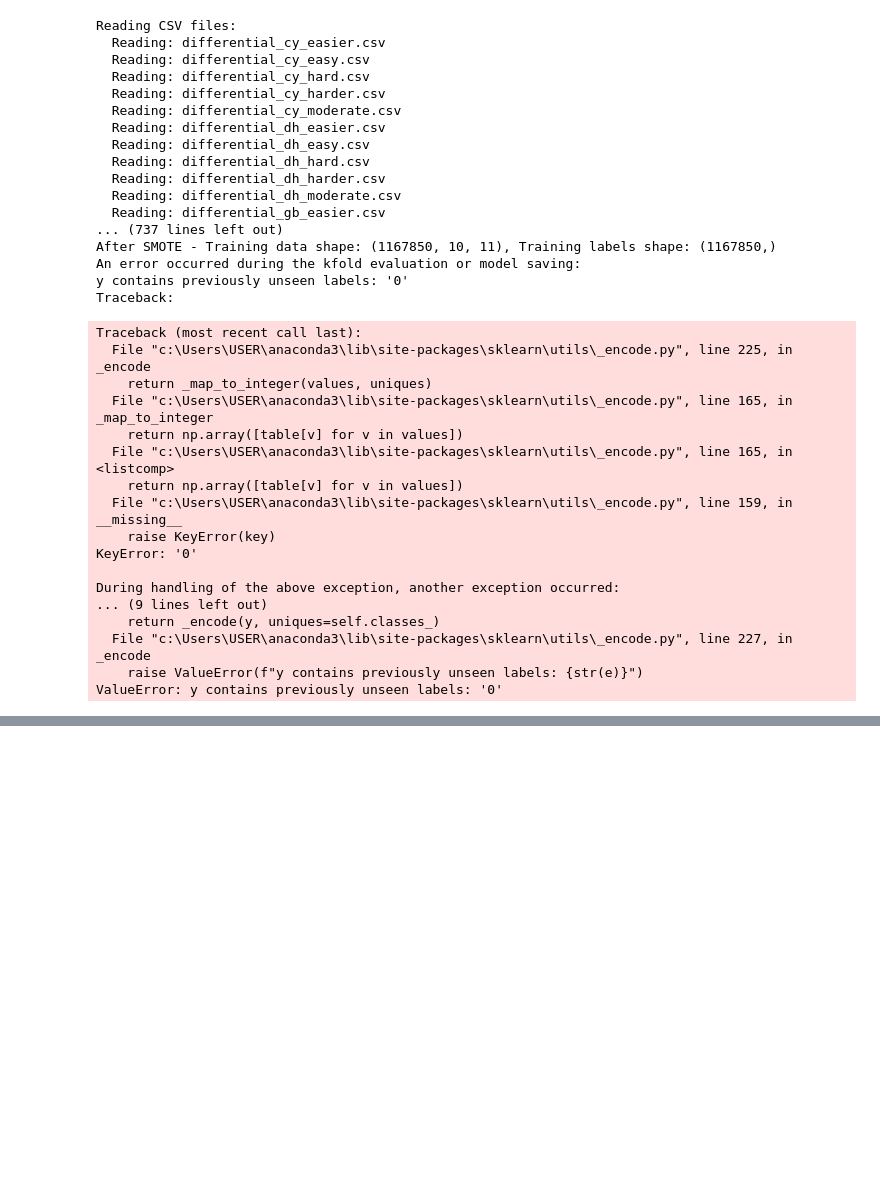
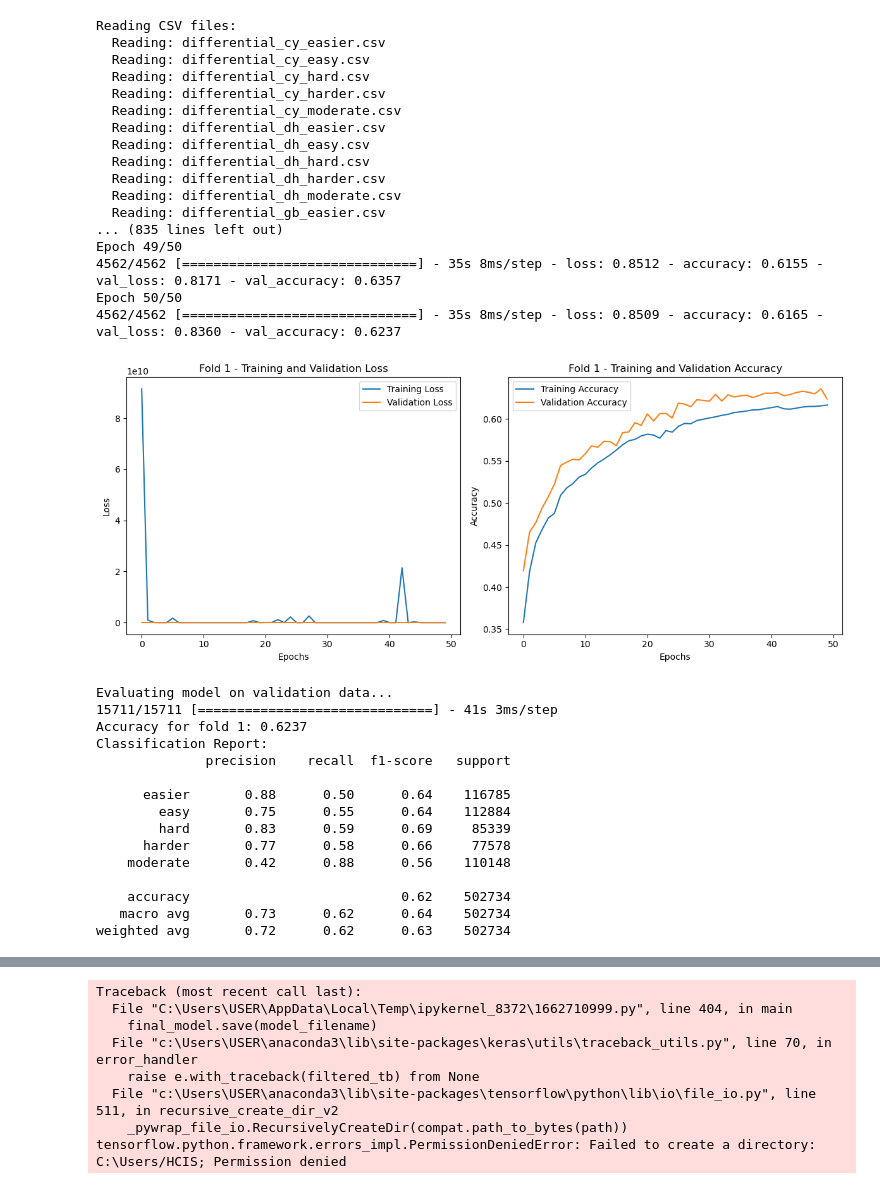
Before and after one commit to ipcarepi/ML-Models, a Jupyter notebook: LSTM execution.ipynb, the cells around one changed output, grey strips where cells are left out. Saved outputs shown, nothing was run; the diff lists cells and outputs as text; code cells hidden in the pictures; blank space fills up the shorter version.

```diff
--- a/LSTM execution.ipynb
+++ b/LSTM execution.ipynb
@@ -71,7 +71,7 @@ def process_data(df, baseline_duration):
         print("Error: 'UNIX Time' column not found or all values are null")
         return pd.DataFrame()
 
-    game_start_time = df['UNIX Time'].min() + 10
+    game_start_time = df['UNIX Time'].min() + 20
 
     unix_time = df['UNIX Time']
     df_numeric = df.select_dtypes(include=[np.number]).drop(columns=['UNIX Time'])
@@ -262,8 +262,8 @@ def stratified_kfold_evaluation(X, y, n_classes, hyperparameters, label_encoder)
         print(f"After SMOTE - Training data shape: {X_train_resampled.shape}, Training labels shape: {y_train_resampled.shape}")
 
         # Encode labels (using the pre-fitted encoder)
-        y_train_cat = to_categorical(label_encoder.transform(y_train_resampled), num_classes=n_classes)
-        y_test_cat = to_categorical(label_encoder.transform(y_test), num_classes=n_classes)
+        y_train_cat = to_categorical(y_train_resampled, num_classes=n_classes)
+        y_test_cat = to_categorical(y_test, num_classes=n_classes)
 
         # EarlyStopping callback
         early_stopping = EarlyStopping(monitor='val_loss', patience=5, restore_best_weights=True)
@@ -406,52 +406,52 @@ def main():
         print(f"\nFinal model saved as {model_filename}")
 
         # Save the label encoder
+        import joblib
         le_filename = r"C:\Users\HCIS\Downloads\pilotdata\label_encoder_lowhigh0723.joblib"
         joblib.dump(le, le_filename)
         print(f"Label encoder saved as {le_filename}")
 
     except Exception as e:
         import traceback
         print(f"An error occurred during the kfold evaluation or model saving:")
         print(str(e))
         print("Traceback:")
         traceback.print_exc()
 
 
 if __name__ == "__main__":
     main()
 # %% [output]
 Reading CSV files:
   Reading: differential_cy_easier.csv
   Reading: differential_cy_easy.csv
   Reading: differential_cy_hard.csv
   Reading: differential_cy_harder.csv
   Reading: differential_cy_moderate.csv
   Reading: differential_dh_easier.csv
   Reading: differential_dh_easy.csv
   Reading: differential_dh_hard.csv
   Reading: differential_dh_harder.csv
   Reading: differential_dh_moderate.csv
   Reading: differential_gb_easier.csv
-... (737 lines left out)
-After SMOTE - Training data shape: (1167850, 10, 11), Training labels shape: (1167850,)
-An error occurred during the kfold evaluation or model saving:
-y contains previously unseen labels: '0'
-Traceback:
+... (835 lines left out)
+Epoch 49/50
+4562/4562 [==============================] - 35s 8ms/step - loss: 0.8512 - accuracy: 0.6155 - val_loss: 0.8171 - val_accuracy: 0.6357
+Epoch 50/50
+4562/4562 [==============================] - 35s 8ms/step - loss: 0.8509 - accuracy: 0.6165 - val_loss: 0.8360 - val_accuracy: 0.6237
+[figure, added]
-Traceback (most recent call last):
-  File "c:\Users\USER\anaconda3\lib\site-packages\sklearn\utils\_encode.py", line 225, in _encode
-    return _map_to_integer(values, uniques)
-  File "c:\Users\USER\anaconda3\lib\site-packages\sklearn\utils\_encode.py", line 165, in _map_to_integer
-    return np.array([table[v] for v in values])
-  File "c:\Users\USER\anaconda3\lib\site-packages\sklearn\utils\_encode.py", line 165, in <listcomp>
-    return np.array([table[v] for v in values])
-  File "c:\Users\USER\anaconda3\lib\site-packages\sklearn\utils\_encode.py", line 159, in __missing__
-    raise KeyError(key)
-KeyError: '0'
+Evaluating model on validation data...
+15711/15711 [==============================] - 41s 3ms/step
+Accuracy for fold 1: 0.6237
+Classification Report:
+              precision    recall  f1-score   support
 
-During handling of the above exception, another exception occurred:
-... (9 lines left out)
-    return _encode(y, uniques=self.classes_)
-  File "c:\Users\USER\anaconda3\lib\site-packages\sklearn\utils\_encode.py", line 227, in _encode
-    raise ValueError(f"y contains previously unseen labels: {str(e)}")
-ValueError: y contains previously unseen labels: '0'
+      easier       0.88      0.50      0.64    116785
+        easy       0.75      0.55      0.64    112884
+        hard       0.83      0.59      0.69     85339
+      harder       0.77      0.58      0.66     77578
+    moderate       0.42      0.88      0.56    110148
+
+    accuracy                           0.62    502734
+   macro avg       0.73      0.62      0.64    502734
+weighted avg       0.72      0.62      0.63    502734
@@ -457,0 +544,8 @@ ValueError: y contains previously unseen labels: '0'
+Traceback (most recent call last):
+  File "C:\Users\USER\AppData\Local\Temp\ipykernel_8372\1662710999.py", line 404, in main
+    final_model.save(model_filename)
+  File "c:\Users\USER\anaconda3\lib\site-packages\keras\utils\traceback_utils.py", line 70, in error_handler
+    raise e.with_traceback(filtered_tb) from None
+  File "c:\Users\USER\anaconda3\lib\site-packages\tensorflow\python\lib\io\file_io.py", line 511, in recursive_create_dir_v2
+    _pywrap_file_io.RecursivelyCreateDir(compat.path_to_bytes(path))
+tensorflow.python.framework.errors_impl.PermissionDeniedError: Failed to create a directory: C:\Users/HCIS; Permission denied
```
Also changed, not shown: parts of 1 cell of this notebook.
